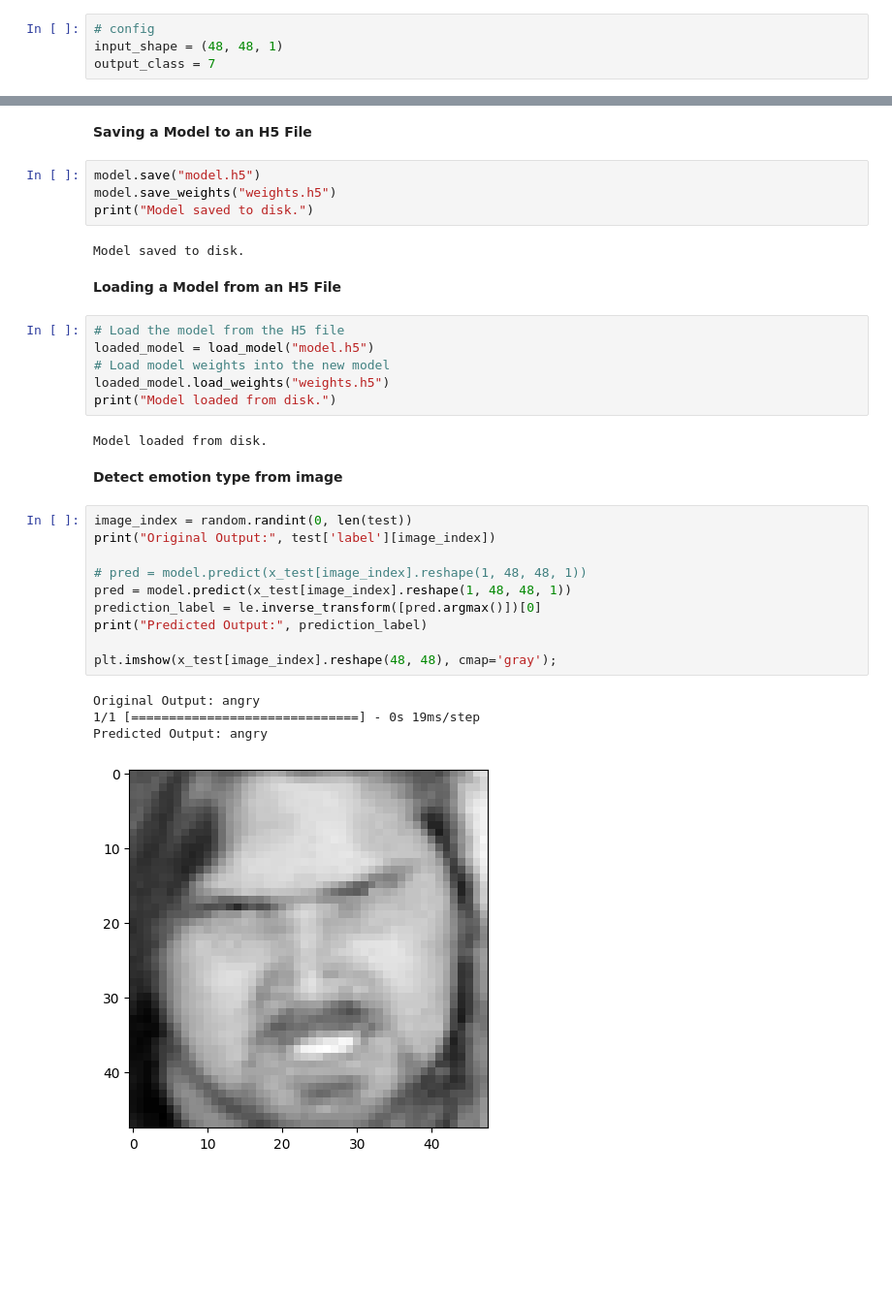
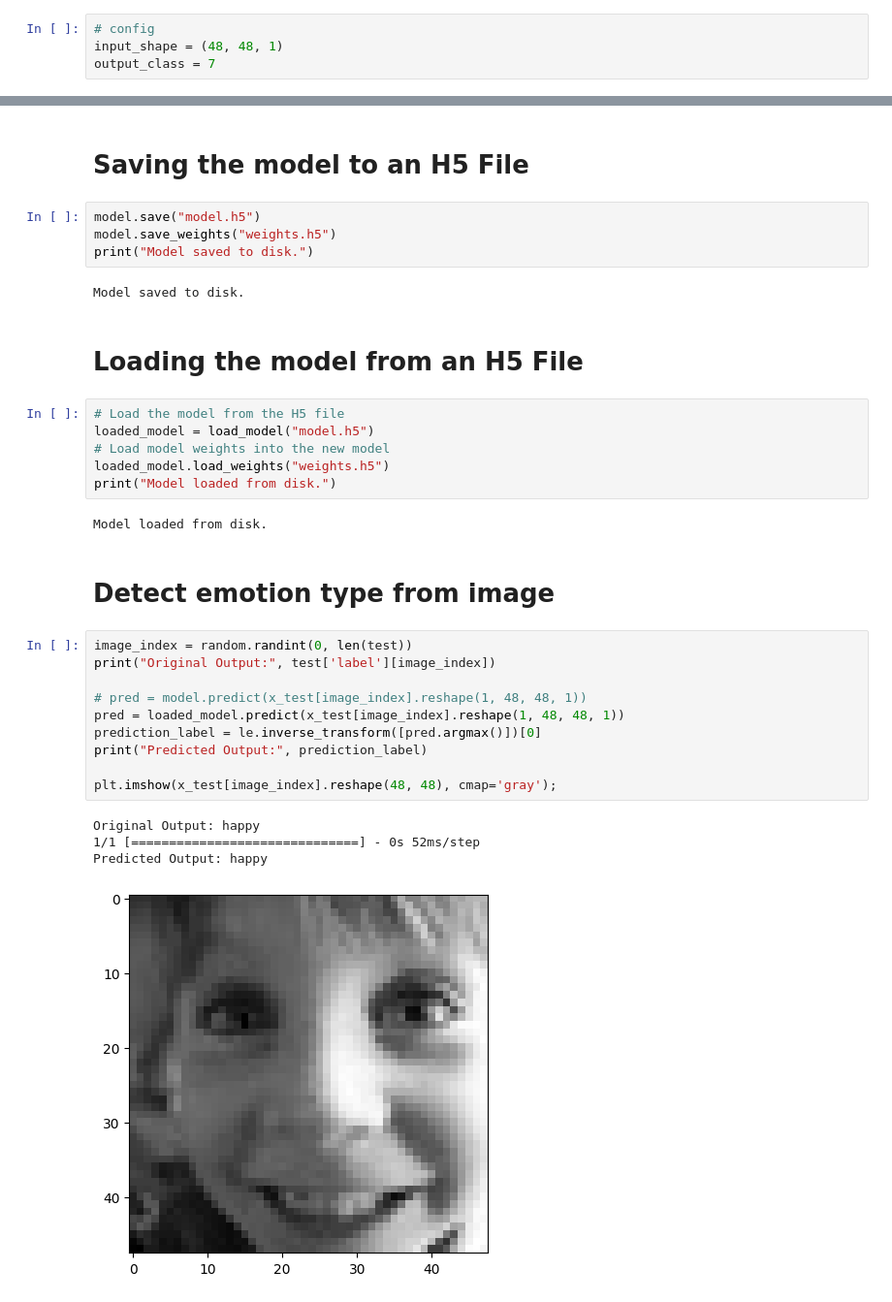
Before and after one commit to Sameh-Ramadan/ml_course, a Jupyter notebook: Emotion_Detection.ipynb, the cells around one changed output, grey strips where cells are left out. Shown at 97% size. Cells and saved outputs as stored; diff of their text form; blank space fills up the shorter version.

Commit message:
Adding more comments and chart and save and load model to H5 file

```diff
--- a/Emotion_Detection.ipynb
+++ b/Emotion_Detection.ipynb
@@ -250,5 +271,5 @@ Epoch 200/200
 # %% [markdown]
-**Saving a Model to an H5 File**
+# **Saving the model to an H5 File**
 # %%
 model.save("model.h5")
 model.save_weights("weights.h5")
@@ -256,7 +277,7 @@ print("Model saved to disk.")
 # %% [output]
 Model saved to disk.
 # %% [markdown]
-**Loading a Model from an H5 File**
+# **Loading the model from an H5 File**
 # %%
 # Load the model from the H5 file
 loaded_model = load_model("model.h5")
@@ -266,19 +287,19 @@ print("Model loaded from disk.")
 # %% [output]
 Model loaded from disk.
 # %% [markdown]
-**Detect emotion type from image**
+# **Detect emotion type from image**
 # %%
 image_index = random.randint(0, len(test))
 print("Original Output:", test['label'][image_index])
 
 # pred = model.predict(x_test[image_index].reshape(1, 48, 48, 1))
-pred = model.predict(x_test[image_index].reshape(1, 48, 48, 1))
+pred = loaded_model.predict(x_test[image_index].reshape(1, 48, 48, 1))
 prediction_label = le.inverse_transform([pred.argmax()])[0]
 print("Predicted Output:", prediction_label)
 
 plt.imshow(x_test[image_index].reshape(48, 48), cmap='gray');
 # %% [output]
-Original Output: angry
-1/1 [==============================] - 0s 19ms/step
-Predicted Output: angry
+Original Output: happy
+1/1 [==============================] - 0s 52ms/step
+Predicted Output: happy
-[figure, old version]
+[figure, new version]
```
Also changed, not shown: parts of 29 cells of this notebook.
